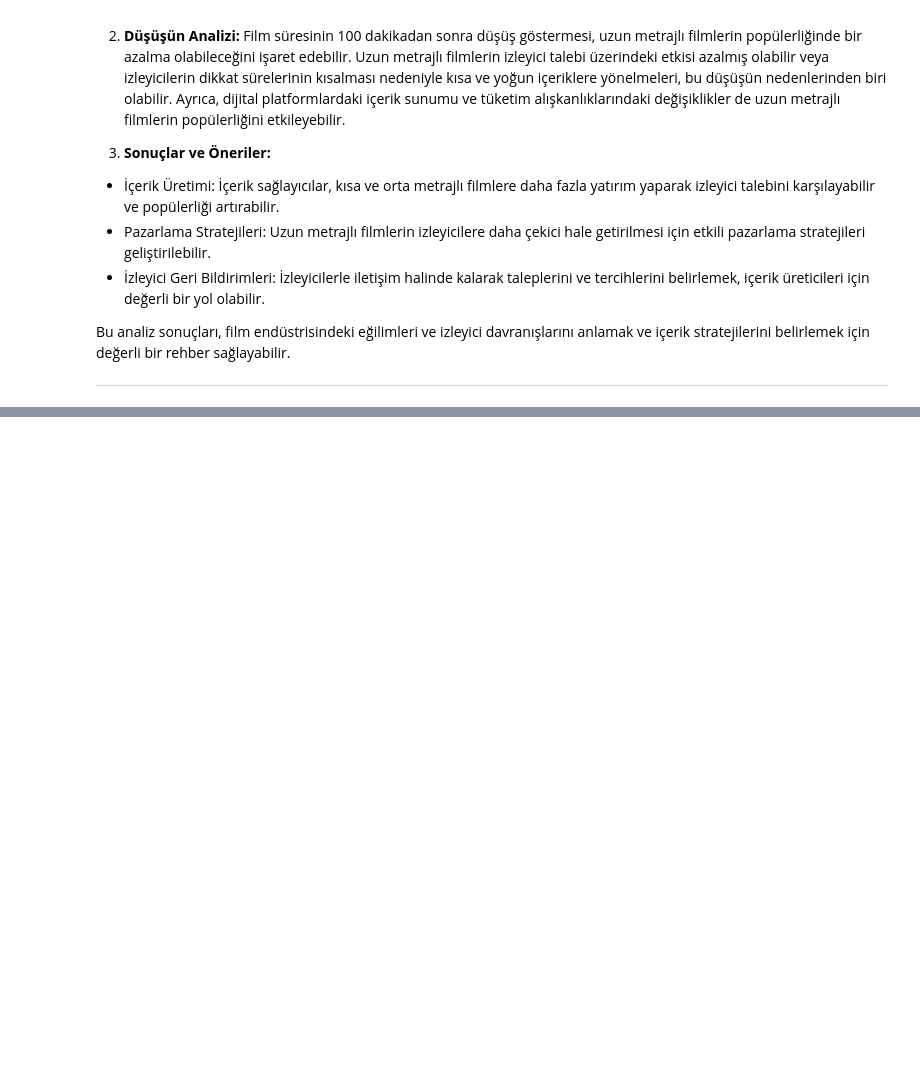
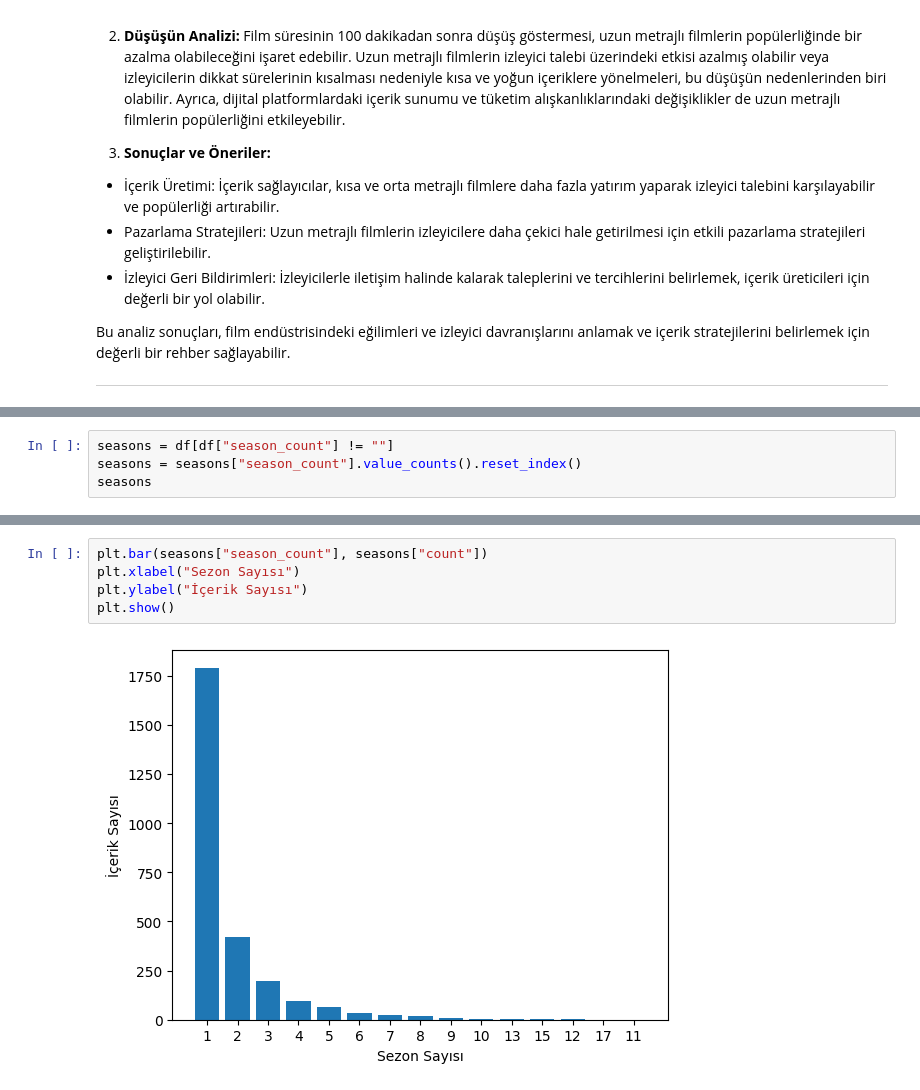
Before and after one commit to YusufAltuntas/Netflix-DataSet-EDA-project, a Jupyter notebook: netflix-dataset-EDA-project.ipynb, the cells around one changed output, grey strips where cells are left out. Drawn from its saved outputs; the diff is of its cells as text; blank space fills up the shorter version.

```diff
--- a/netflix-dataset-EDA-project.ipynb
+++ b/netflix-dataset-EDA-project.ipynb
@@ -740,0 +770,4 @@ Bu analiz sonuçları, film endüstrisindeki eğilimleri ve izleyici davranışl
+# %%
+seasons = df[df["season_count"] != ""]
+seasons = seasons["season_count"].value_counts().reset_index()
+seasons
@@ -740,0 +791,7 @@ Bu analiz sonuçları, film endüstrisindeki eğilimleri ve izleyici davranışl
+# %%
+plt.bar(seasons["season_count"], seasons["count"])
+plt.xlabel("Sezon Sayısı")
+plt.ylabel("İçerik Sayısı")
+plt.show()
+# %% [output]
+[figure, added]
```
Also changed, not shown: parts of 14 cells of this notebook.
